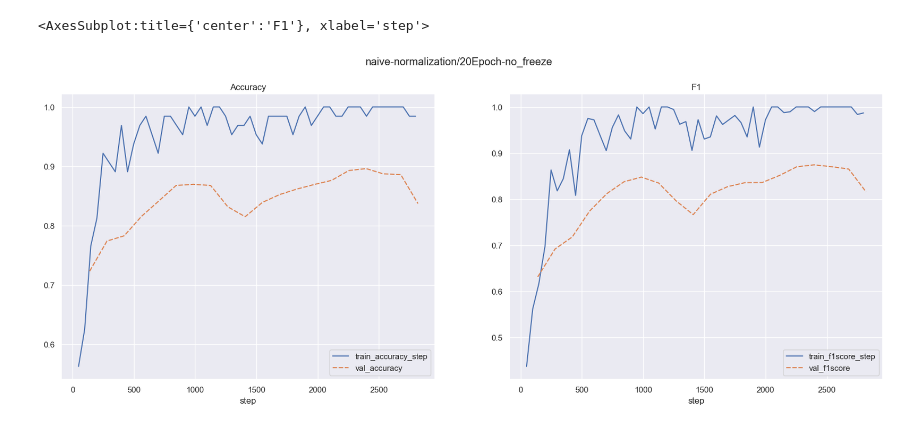
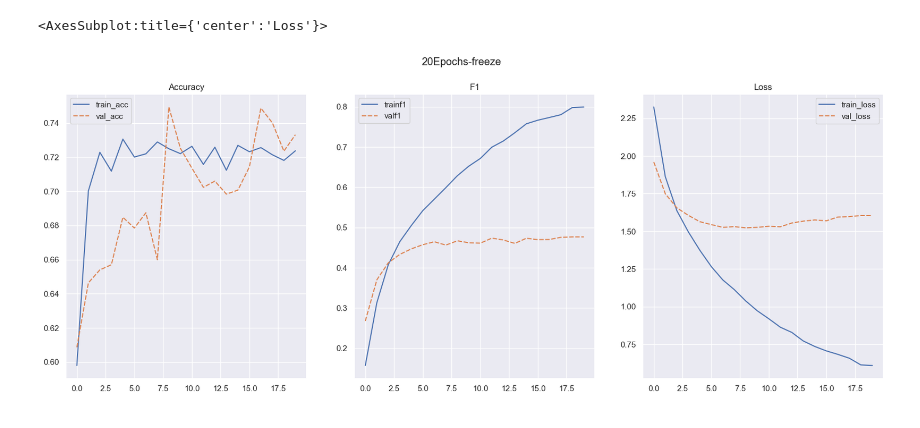
Before and after one commit to skramer-dev/ai-lab, a Jupyter notebook: CV/Metric-visualization.ipynb, the cells around one changed output. Cells and saved outputs as stored; diff of their text form; code cells hidden in the pictures.

```diff
--- a/CV/Metric-visualization.ipynb
+++ b/CV/Metric-visualization.ipynb
@@ -8,8 +8,8 @@ import os
 from flash.image import ImageClassificationData, ImageClassifier
 from flash import Trainer
 # %%
-LOGDIR = 'logs'
+LOGDIR = 'training-metrics'
 NORMALIZED_DATA = '../../Training-baseline/'
 EPOCHS = 20
-FINETUNE_STRATEGY = 'no_freeze'
-VERSION = (str(EPOCHS) + 'Epoch-' + FINETUNE_STRATEGY)
+FINETUNE_STRATEGY = 'freeze'
+VERSION = (str(EPOCHS) + 'Epochs-' + FINETUNE_STRATEGY)
@@ -35,0 +16,3 @@ metrics.set_index("step", inplace=True)
+# %%
+metrics = pd.read_csv(f'{LOGDIR}/{VERSION}.csv')
+display(metrics)
@@ -36,13 +37,15 @@ metrics.set_index("step", inplace=True)
 # %%
 sns.set()
 
-figure, axes = plt.subplots(1, 2, sharex='all', figsize=(20,7))
-figure.suptitle(current_run)
+figure, axes = plt.subplots(1, 3, sharex='all', figsize=(20,7))
+figure.suptitle(VERSION)
 axes[0].set_title('Accuracy')
 axes[1].set_title('F1')
+axes[2].set_title('Loss')
 
-sns.lineplot(data=metrics[['train_accuracy_step', 'val_accuracy']], ax=axes[0])
-sns.lineplot(data=metrics[['train_f1score_step', 'val_f1score']], ax=axes[1])
+sns.lineplot(data=metrics[['train_acc', 'val_acc']], ax=axes[0])
+sns.lineplot(data=metrics[['trainf1', 'valf1']], ax=axes[1])
+sns.lineplot(data=metrics[['train_loss', 'val_loss']], ax=axes[2])
 # %% [output]
-<AxesSubplot:title={'center':'F1'}, xlabel='step'>
+<AxesSubplot:title={'center':'Loss'}>
-[figure, old version]
+[figure, new version]
```
Also changed, not shown: parts of 6 cells of this notebook, 9 other files.
